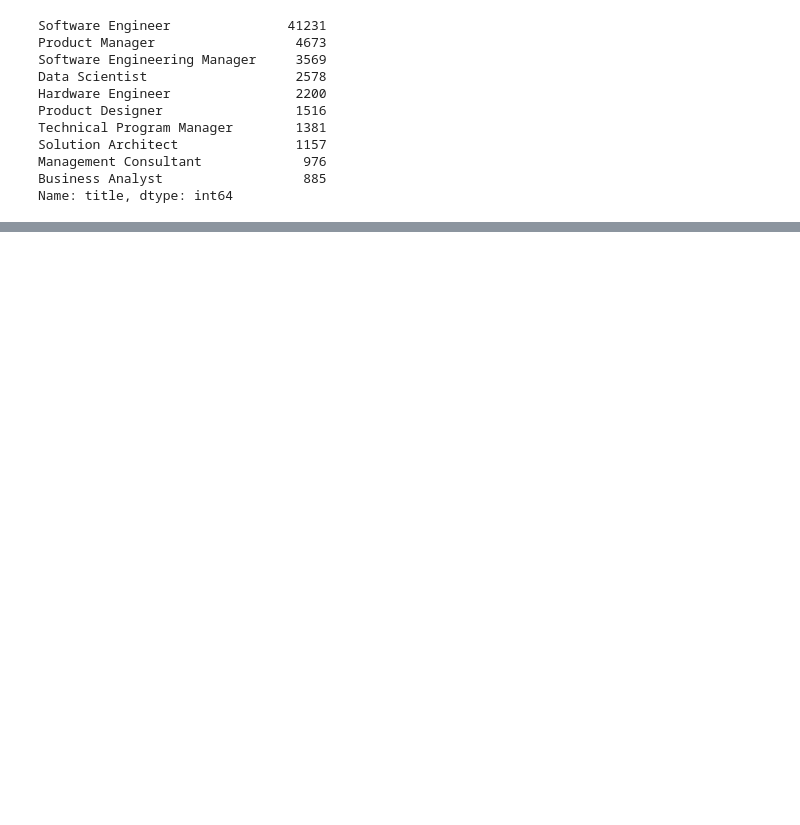
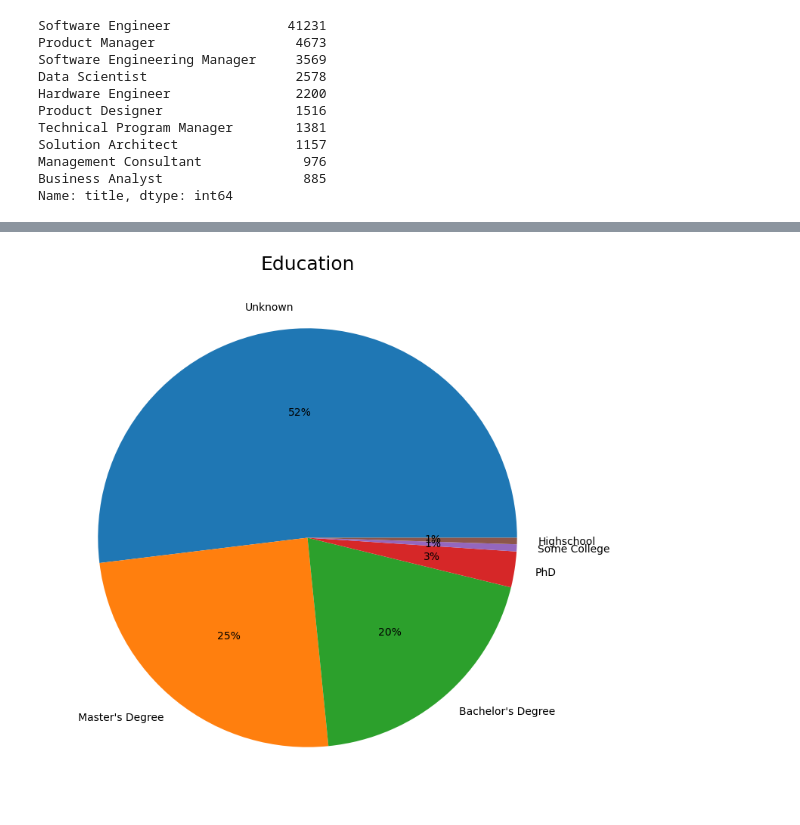
Before and after one commit to danecek2002/AnalyzingTechCompanies, a Jupyter notebook: project.ipynb, the cells around one changed output, grey strips where cells are left out. Saved outputs shown, nothing was run; the diff lists cells and outputs as text; code cells hidden in the pictures; blank space fills up the shorter version.

```diff
--- a/project.ipynb
+++ b/project.ipynb
@@ -97,7 +154,9 @@ most_common_companies[['company', 'count']] #Firmy s nejvyšším zastoupením z
 # %%
 explode = [0, 0, 0.1, 0.2, 0.3]
-education = df.Education.value_counts().plot.pie(figsize = (10,9),radius=1,shadow=False, label = '', autopct='%1.f%%')
-plt.title('Education', size=20)
+education = df.Education.value_counts().plot.pie(figsize = (12,9),radius=1,shadow=False, label = '', autopct='%1.f%%')
+plt.title('Education', size=18)
 plt.show()
+# %% [output]
+[figure, added]
 # %%
 
```
Also changed, not shown: parts of 14 cells of this notebook.
